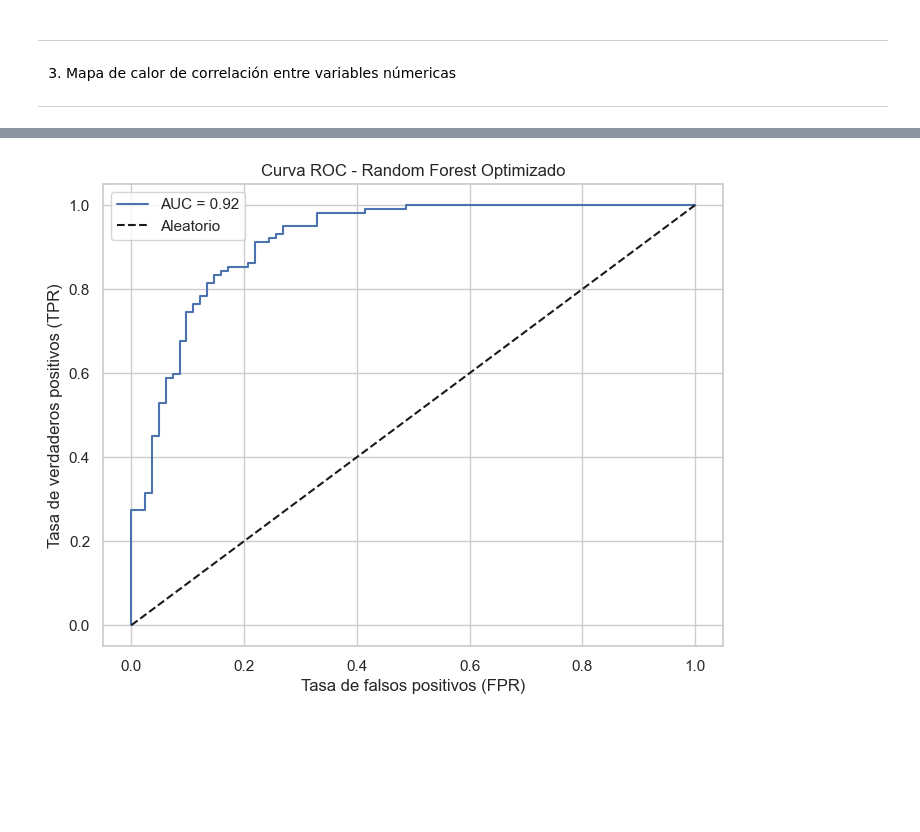
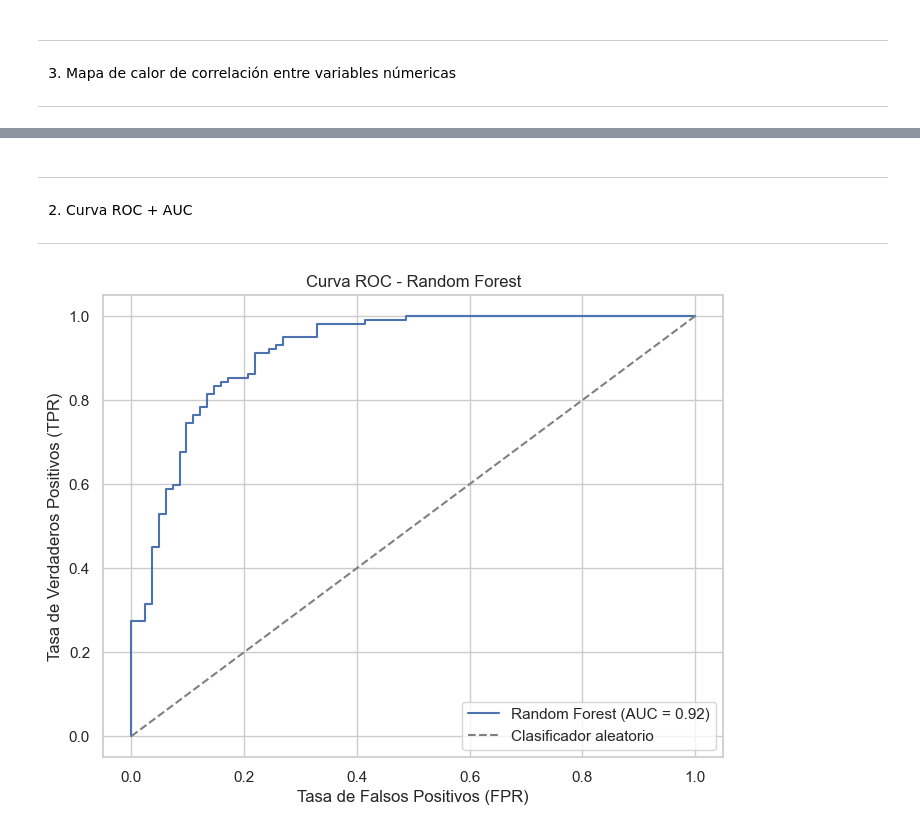
Before and after one commit to Aleejaandro/Machine-Learning, a Jupyter notebook: Clasificacion.ipynb, the cells around one changed output, grey strips where cells are left out. Saved outputs shown, nothing was run; the diff lists cells and outputs as text; code cells hidden in the pictures; blank space fills up the shorter version.

```diff
--- a/Clasificacion.ipynb
+++ b/Clasificacion.ipynb
@@ -598,21 +766,29 @@ plt.show()
+# %% [markdown]
+---
+ 2. Curva ROC + AUC
+
+---
 # %%
 from sklearn.metrics import roc_curve, roc_auc_score
 
-# Obtenemos las probabilidades para la clase positiva
-y_prob_rf = best_rf_model.predict_proba(X_test)[:, 1]
+# Obtenemos las probabilidades de predicción para la clase 1
+y_probs = best_rf_model.predict_proba(X_test)[:, 1]
 
-# Curva ROC
-fpr, tpr, thresholds = roc_curve(y_test, y_prob_rf)
-roc_auc = roc_auc_score(y_test, y_prob_rf)
+# Calculamos la curva ROC
+fpr, tpr, thresholds = roc_curve(y_test, y_probs)
 
+# Calculamos el área bajo la curva (AUC)
+auc_score = roc_auc_score(y_test, y_probs)
+
+# Graficamos la curva ROC
 plt.figure(figsize=(8, 6))
-plt.plot(fpr, tpr, label=f'AUC = {roc_auc:.2f}')
-plt.plot([0, 1], [0, 1], 'k--', label='Aleatorio')
-plt.title("Curva ROC - Random Forest Optimizado")
-plt.xlabel("Tasa de falsos positivos (FPR)")
-plt.ylabel("Tasa de verdaderos positivos (TPR)")
-plt.legend()
+plt.plot(fpr, tpr, label=f"Random Forest (AUC = {auc_score:.2f})")
+plt.plot([0, 1], [0, 1], linestyle='--', color='gray', label='Clasificador aleatorio')
+plt.xlabel('Tasa de Falsos Positivos (FPR)')
+plt.ylabel('Tasa de Verdaderos Positivos (TPR)')
+plt.title('Curva ROC - Random Forest')
+plt.legend(loc='lower right')
 plt.grid(True)
 plt.show()
 # %% [output]
-[figure, old version]
+[figure, new version]
```
Also changed, not shown: parts of 57 cells of this notebook, 1 other file.
